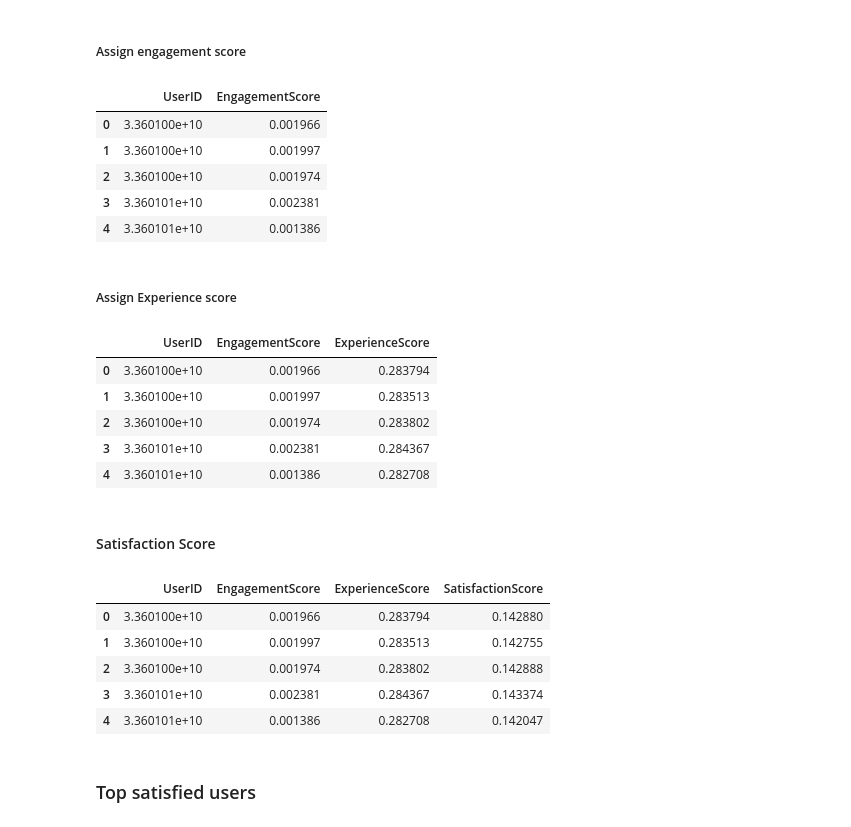
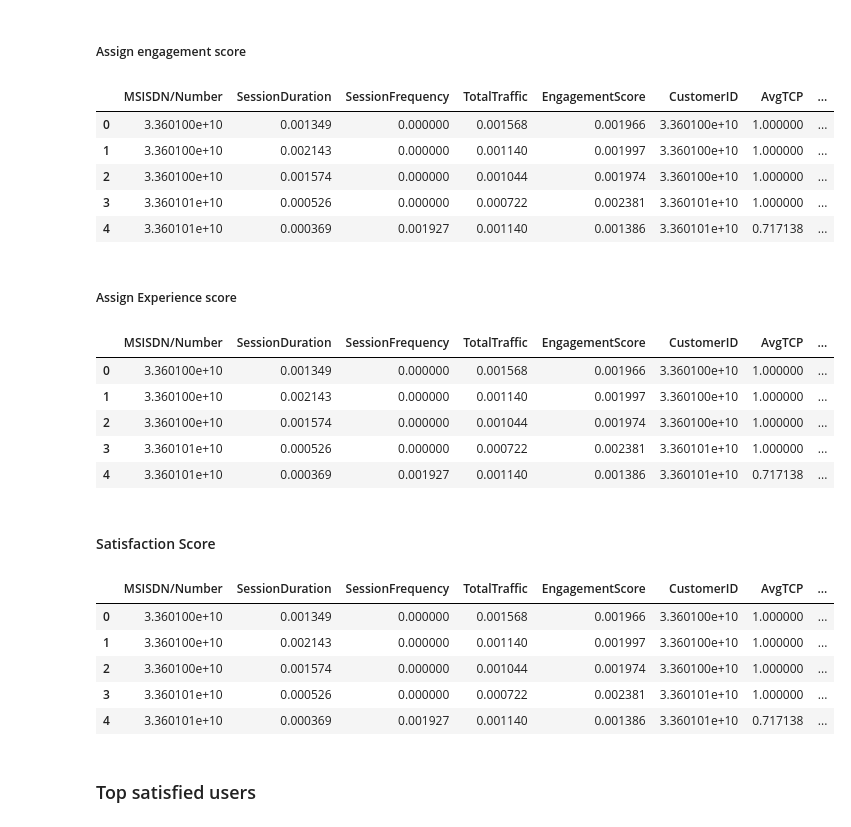
Before and after one commit to Misganaw-Berihun/User_analytics_in_Telecommunication, a Jupyter notebook: notebooks/05_satisfaction_anlysis.ipynb, the cells around one changed output. Saved outputs shown, nothing was run; the diff lists cells and outputs as text; code cells hidden in the pictures.

```diff
--- a/notebooks/05_satisfaction_anlysis.ipynb
+++ b/notebooks/05_satisfaction_anlysis.ipynb
@@ -77,16 +79,15 @@ less_engaged_cluster = pd.Series(cluster_labels).value_counts().idxmin()
 less_engaged_cluster_center = kmeans.cluster_centers_[less_engaged_cluster]
 
 distances = euclidean_distances(X_eng, [less_engaged_cluster_center]).flatten()
-df['UserID'] = merged_df['MSISDN/Number']
-df['EngagementScore'] =  distances
-df.head()
+merged_df['EngagementScore'] =  distances
+merged_df.head()
 # %% [output]
-|  | UserID | EngagementScore |
-| 0 | 3.360100e+10 | 0.001966 |
-| 1 | 3.360100e+10 | 0.001997 |
-| 2 | 3.360100e+10 | 0.001974 |
-| 3 | 3.360101e+10 | 0.002381 |
-| 4 | 3.360101e+10 | 0.001386 |
+|  | MSISDN/Number | SessionDuration | SessionFrequency | TotalTraffic | EngagementScore | CustomerID | AvgTCP | ... |
+| 0 | 3.360100e+10 | 0.001349 | 0.000000 | 0.001568 | 0.001966 | 3.360100e+10 | 1.000000 | ... |
+| 1 | 3.360100e+10 | 0.002143 | 0.000000 | 0.001140 | 0.001997 | 3.360100e+10 | 1.000000 | ... |
+| 2 | 3.360100e+10 | 0.001574 | 0.000000 | 0.001044 | 0.001974 | 3.360100e+10 | 1.000000 | ... |
+| 3 | 3.360101e+10 | 0.000526 | 0.000000 | 0.000722 | 0.002381 | 3.360101e+10 | 1.000000 | ... |
+| 4 | 3.360101e+10 | 0.000369 | 0.001927 | 0.001140 | 0.001386 | 3.360101e+10 | 0.717138 | ... |
 # %% [markdown]
 ##### Assign Experience score
 # %%
@@ -97,27 +98,27 @@ worst_experience_cluster = pd.Series(cluster_labels).value_counts().idxmin()
 worst_experience_cluster_cluster_center = kmeans.cluster_centers_[worst_experience_cluster]
 
 distances = euclidean_distances(X_eng, [worst_experience_cluster_cluster_center]).flatten()
-df['ExperienceScore'] =  distances
-df.head()
+merged_df['ExperienceScore'] =  distances
+merged_df.head()
 # %% [output]
-|  | UserID | EngagementScore | ExperienceScore |
-| 0 | 3.360100e+10 | 0.001966 | 0.283794 |
-| 1 | 3.360100e+10 | 0.001997 | 0.283513 |
-| 2 | 3.360100e+10 | 0.001974 | 0.283802 |
-| 3 | 3.360101e+10 | 0.002381 | 0.284367 |
-| 4 | 3.360101e+10 | 0.001386 | 0.282708 |
+|  | MSISDN/Number | SessionDuration | SessionFrequency | TotalTraffic | EngagementScore | CustomerID | AvgTCP | ... |
+| 0 | 3.360100e+10 | 0.001349 | 0.000000 | 0.001568 | 0.001966 | 3.360100e+10 | 1.000000 | ... |
+| 1 | 3.360100e+10 | 0.002143 | 0.000000 | 0.001140 | 0.001997 | 3.360100e+10 | 1.000000 | ... |
+| 2 | 3.360100e+10 | 0.001574 | 0.000000 | 0.001044 | 0.001974 | 3.360100e+10 | 1.000000 | ... |
+| 3 | 3.360101e+10 | 0.000526 | 0.000000 | 0.000722 | 0.002381 | 3.360101e+10 | 1.000000 | ... |
+| 4 | 3.360101e+10 | 0.000369 | 0.001927 | 0.001140 | 0.001386 | 3.360101e+10 | 0.717138 | ... |
 # %% [markdown]
 #### Satisfaction Score
 # %%
-df['SatisfactionScore'] = (df['EngagementScore'] + df['ExperienceScore']) / 2
-df.head()
+merged_df['SatisfactionScore'] = (merged_df['EngagementScore'] + merged_df['ExperienceScore']) / 2
+merged_df.head()
 # %% [output]
-|  | UserID | EngagementScore | ExperienceScore | SatisfactionScore |
-| 0 | 3.360100e+10 | 0.001966 | 0.283794 | 0.142880 |
-| 1 | 3.360100e+10 | 0.001997 | 0.283513 | 0.142755 |
-| 2 | 3.360100e+10 | 0.001974 | 0.283802 | 0.142888 |
-| 3 | 3.360101e+10 | 0.002381 | 0.284367 | 0.143374 |
-| 4 | 3.360101e+10 | 0.001386 | 0.282708 | 0.142047 |
+|  | MSISDN/Number | SessionDuration | SessionFrequency | TotalTraffic | EngagementScore | CustomerID | AvgTCP | ... |
+| 0 | 3.360100e+10 | 0.001349 | 0.000000 | 0.001568 | 0.001966 | 3.360100e+10 | 1.000000 | ... |
+| 1 | 3.360100e+10 | 0.002143 | 0.000000 | 0.001140 | 0.001997 | 3.360100e+10 | 1.000000 | ... |
+| 2 | 3.360100e+10 | 0.001574 | 0.000000 | 0.001044 | 0.001974 | 3.360100e+10 | 1.000000 | ... |
+| 3 | 3.360101e+10 | 0.000526 | 0.000000 | 0.000722 | 0.002381 | 3.360101e+10 | 1.000000 | ... |
+| 4 | 3.360101e+10 | 0.000369 | 0.001927 | 0.001140 | 0.001386 | 3.360101e+10 | 0.717138 | ... |
 # %% [markdown]
 ### Top satisfied users
 # %%
```
Also changed, not shown: parts of 13 cells of this notebook.
